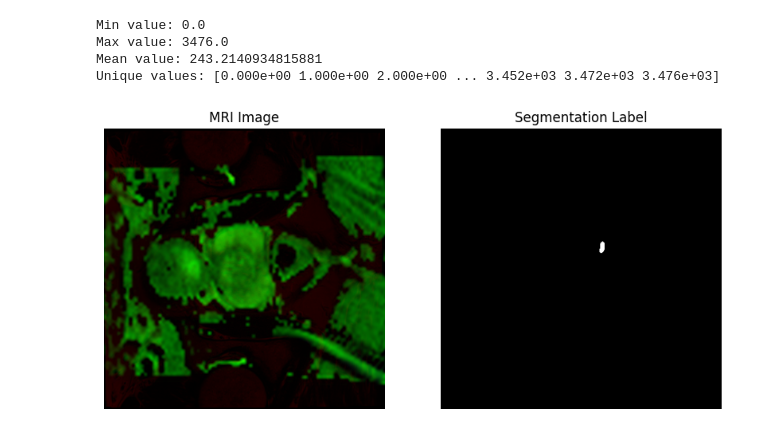
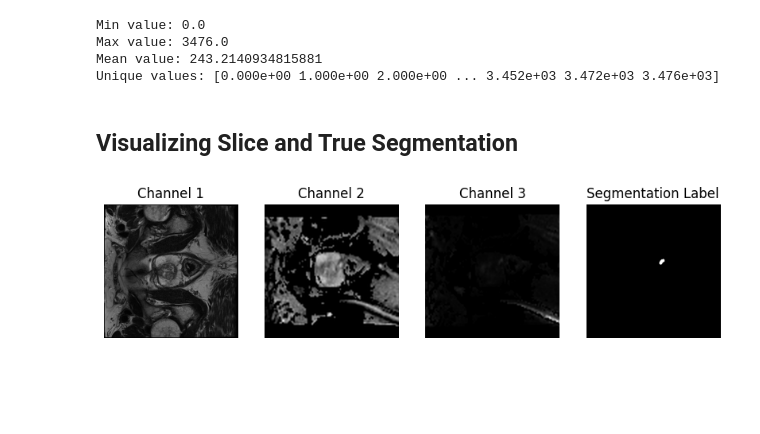
Before and after one commit to eriksalv/mamba-mic, a Jupyter notebook: prostate_analysis.ipynb, the cells around one changed output. Drawn from its saved outputs; the diff is of its cells as text; code cells hidden in the pictures; blank space fills up the shorter version.

Commit message:
Improved visualization, and small sandbox for monai transforms

```diff
--- a/prostate_analysis.ipynb
+++ b/prostate_analysis.ipynb
@@ -22,22 +24,32 @@ Min value: 0.0
 Max value: 3476.0
 Mean value: 243.2140934815881
 Unique values: [0.000e+00 1.000e+00 2.000e+00 ... 3.452e+03 3.472e+03 3.476e+03]
-# %%
-slice = 10
-img_data = image[:, :, slice]
-label_data = label[:, :, slice]
-
-img_data = (img_data - np.min(img_data)) / (np.max(img_data) - np.min(img_data))
-fig, axes = plt.subplots(1, 2, figsize=(10, 5))
-
-axes[0].imshow(img_data, cmap="gray")
-axes[0].set_title("MRI Image")
-axes[0].axis("off")
-
-axes[1].imshow(label_data, cmap="gray")
-axes[1].set_title("Segmentation Label")
-axes[1].axis("off")
-
-plt.show()
-# %% [output]
-[figure, removed]
+# %% [markdown]
+## Visualizing Slice and True Segmentation
+# %%
+slice = 8
+img_data = image[:, :, slice]
+label_data = label[:, :, slice]
+
+img_data = (img_data - np.min(img_data)) / (np.max(img_data) - np.min(img_data))
+# %%
+fig, axes = plt.subplots(1, 4, figsize=(10, 5))
+
+axes[0].imshow(img_data[:, :, 0], cmap="gray")
+axes[0].set_title("Channel 1")
+axes[0].axis("off")
+
+axes[1].imshow(img_data[:, :, 1], cmap="gray")
+axes[1].set_title("Channel 2")
+axes[1].axis("off")
+
+axes[2].imshow(img_data[:, :, 2], cmap="gray")
+axes[2].set_title("Channel 3")
+axes[2].axis("off")
+
+axes[3].imshow(label_data, cmap="gray")
+axes[3].set_title("Segmentation Label")
+axes[3].axis("off")
+plt.show()
+# %% [output]
+[figure, added]
```
Also changed, not shown: parts of 30 cells of this notebook.
